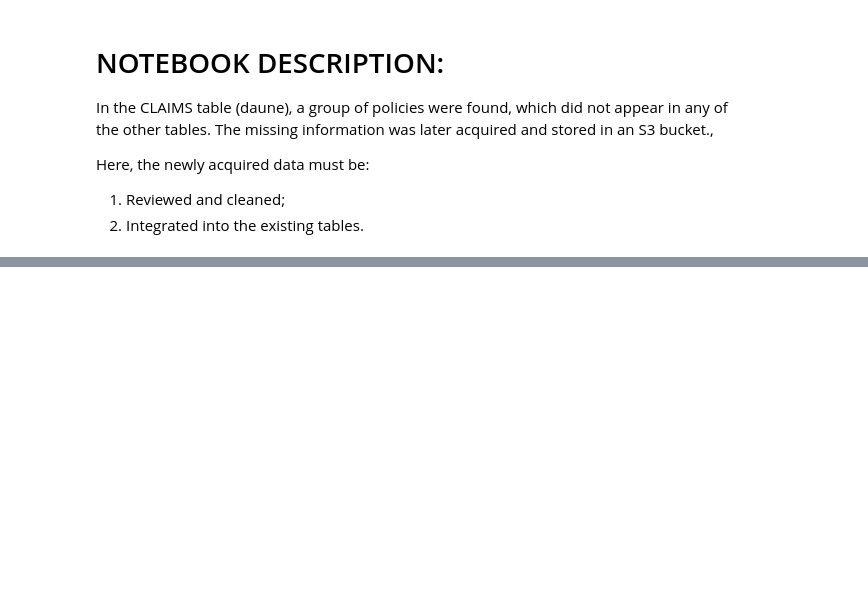
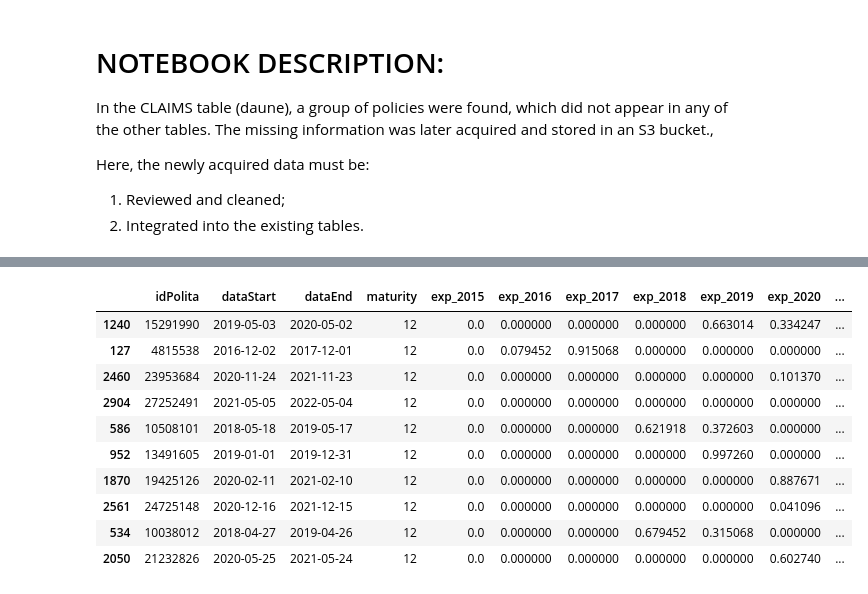
Before and after one commit to CoMa95/InsuranceCompany_Base_Model, a Jupyter notebook: 3. PMOD-40 Insert leftover policies.ipynb, the cells around one changed output, grey strips where cells are left out. Drawn from its saved outputs; the diff is of its cells as text; code cells hidden in the pictures; blank space fills up the shorter version.

```diff
--- a/3. PMOD-40 Insert leftover policies.ipynb
+++ b/3. PMOD-40 Insert leftover policies.ipynb
@@ -19,6 +20,6 @@ Here, the newly acquired data must be:
 s3con = s3con.s3_connector()
 # %%
 # load the files
-new_pol = s3con.read('left_polite.csv')
-new_obj = s3con.read('left_obiecte.csv')
-new_cli = s3con.read('left_clienti.csv')
+new_pol = pd.read_csv('left_polite.csv', sep = ';')
+new_obj = pd.read_csv('left_obiecte.csv', sep = ';')
+new_cli = pd.read_csv('left_clienti.csv', sep = ';')
@@ -26,0 +333,4 @@ ArrowInvalid: Not a Feather V1 or Arrow IPC file
+# %%
+# convert date columns to a date format
+new_pol['data_Start'] = [datetime.strptime(new_pol.data_Start.iloc[x], "%Y-%m-%d") for x in range(len(new_pol.data_Start))]
+new_pol['data_End'] = [datetime.strptime(new_pol.data_End.iloc[x], "%Y-%m-%d") for x in range(len(new_pol.data_End))]
@@ -26,0 +395,39 @@ ArrowInvalid: Not a Feather V1 or Arrow IPC file
+# %%
+# for policies spanning 2 years, the part from the second year will be added here
+clean_pol.exp_2016 = clean_pol.exp_2016 + [((clean_pol.dataEnd.iloc[x] - datetime.strptime('2016-01-01', "%Y-%m-%d")).days)/365
+        if (clean_pol.dataEnd.iloc[x].year == 2016) & (clean_pol.dataStart.iloc[x].year != 2016)
+        else 0 for x in range(clean_pol.shape[0])]
+
+clean_pol.exp_2017 = clean_pol.exp_2017 + [((clean_pol.dataEnd.iloc[x] - datetime.strptime('2017-01-01', "%Y-%m-%d")).days)/365
+        if (clean_pol.dataEnd.iloc[x].year == 2017) & (clean_pol.dataStart.iloc[x].year != 2017)
+        else 0 for x in range(clean_pol.shape[0])]
+
+clean_pol.exp_2018 = clean_pol.exp_2018 + [((clean_pol.dataEnd.iloc[x] - datetime.strptime('2018-01-01', "%Y-%m-%d")).days)/365
+        if (clean_pol.dataEnd.iloc[x].year == 2018) & (clean_pol.dataStart.iloc[x].year != 2018)
+        else 0 for x in range(clean_pol.shape[0])]
+
+clean_pol.exp_2019 = clean_pol.exp_2019 + [((clean_pol.dataEnd.iloc[x] - datetime.strptime('2019-01-01', "%Y-%m-%d")).days)/365
+        if (clean_pol.dataEnd.iloc[x].year == 2019) & (clean_pol.dataStart.iloc[x].year != 2019)
+        else 0 for x in range(clean_pol.shape[0])]
+
+clean_pol.exp_2020 = clean_pol.exp_2020 + [((clean_pol.dataEnd.iloc[x] - datetime.strptime('2020-01-01', "%Y-%m-%d")).days)/365
+        if (clean_pol.dataEnd.iloc[x].year == 2020) & (clean_pol.dataStart.iloc[x].year != 2020)
+        else 0 for x in range(clean_pol.shape[0])]
+
+clean_pol.exp_2021 = clean_pol.exp_2021 + [((clean_pol.dataEnd.iloc[x] - datetime.strptime('2021-01-01', "%Y-%m-%d")).days)/365
+        if (clean_pol.dataEnd.iloc[x].year == 2021) & (clean_pol.dataStart.iloc[x].year != 2021)
+        else 0 for x in range(clean_pol.shape[0])]
+# %%
+clean_pol.sample(10)
+# %% [output]
+|  | idPolita | dataStart | dataEnd | maturity | exp_2015 | exp_2016 | exp_2017 | exp_2018 | exp_2019 | exp_2020 | ... |
+| 1240 | 15291990 | 2019-05-03 | 2020-05-02 | 12 | 0.0 | 0.000000 | 0.000000 | 0.000000 | 0.663014 | 0.334247 | ... |
+| 127 | 4815538 | 2016-12-02 | 2017-12-01 | 12 | 0.0 | 0.079452 | 0.915068 | 0.000000 | 0.000000 | 0.000000 | ... |
+| 2460 | 23953684 | 2020-11-24 | 2021-11-23 | 12 | 0.0 | 0.000000 | 0.000000 | 0.000000 | 0.000000 | 0.101370 | ... |
+| 2904 | 27252491 | 2021-05-05 | 2022-05-04 | 12 | 0.0 | 0.000000 | 0.000000 | 0.000000 | 0.000000 | 0.000000 | ... |
+| 586 | 10508101 | 2018-05-18 | 2019-05-17 | 12 | 0.0 | 0.000000 | 0.000000 | 0.621918 | 0.372603 | 0.000000 | ... |
+| 952 | 13491605 | 2019-01-01 | 2019-12-31 | 12 | 0.0 | 0.000000 | 0.000000 | 0.000000 | 0.997260 | 0.000000 | ... |
+| 1870 | 19425126 | 2020-02-11 | 2021-02-10 | 12 | 0.0 | 0.000000 | 0.000000 | 0.000000 | 0.000000 | 0.887671 | ... |
+| 2561 | 24725148 | 2020-12-16 | 2021-12-15 | 12 | 0.0 | 0.000000 | 0.000000 | 0.000000 | 0.000000 | 0.041096 | ... |
+| 534 | 10038012 | 2018-04-27 | 2019-04-26 | 12 | 0.0 | 0.000000 | 0.000000 | 0.679452 | 0.315068 | 0.000000 | ... |
+| 2050 | 21232826 | 2020-05-25 | 2021-05-24 | 12 | 0.0 | 0.000000 | 0.000000 | 0.000000 | 0.000000 | 0.602740 | ... |
```
Also changed, not shown: parts of 47 cells of this notebook, 2 other files.
